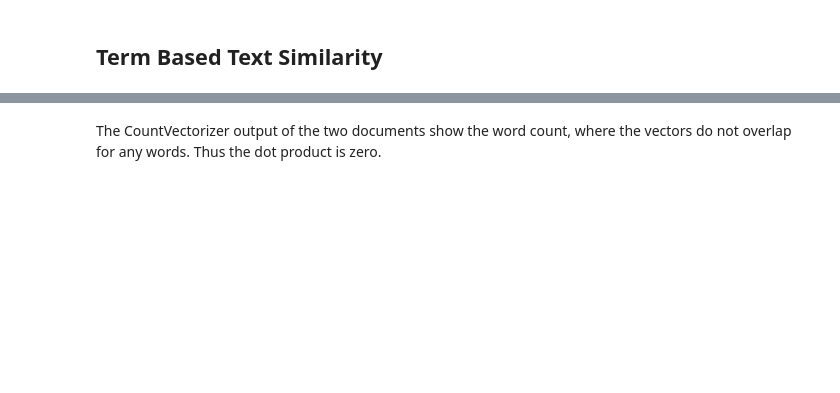
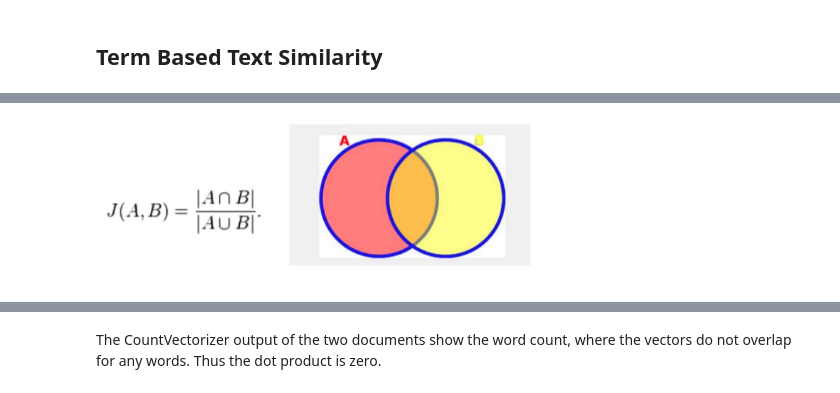
Before and after one commit to Alexjmsherman/nlp_practicum_original, a Jupyter notebook: lessons/lesson10_text_similarity/text_similarity_solution.ipynb, the cells around one changed output, grey strips where cells are left out. Cells and saved outputs as stored; diff of their text form; code cells hidden in the pictures; blank space fills up the shorter version.

Commit message:
add jaccard and euclidean distance

```diff
--- a/lessons/lesson10_text_similarity/text_similarity_solution.ipynb
+++ b/lessons/lesson10_text_similarity/text_similarity_solution.ipynb
@@ -115,0 +177,5 @@ levenshtein('airline','airplane')
+# %%
+# Similarity via the Jaccard Index
+Image("../../raw_data/images/jaccard_index.png", width=450, height=450)
+# %% [output]
+[figure, added]
```
Also changed, not shown: parts of 36 cells of this notebook, 1 other file.
